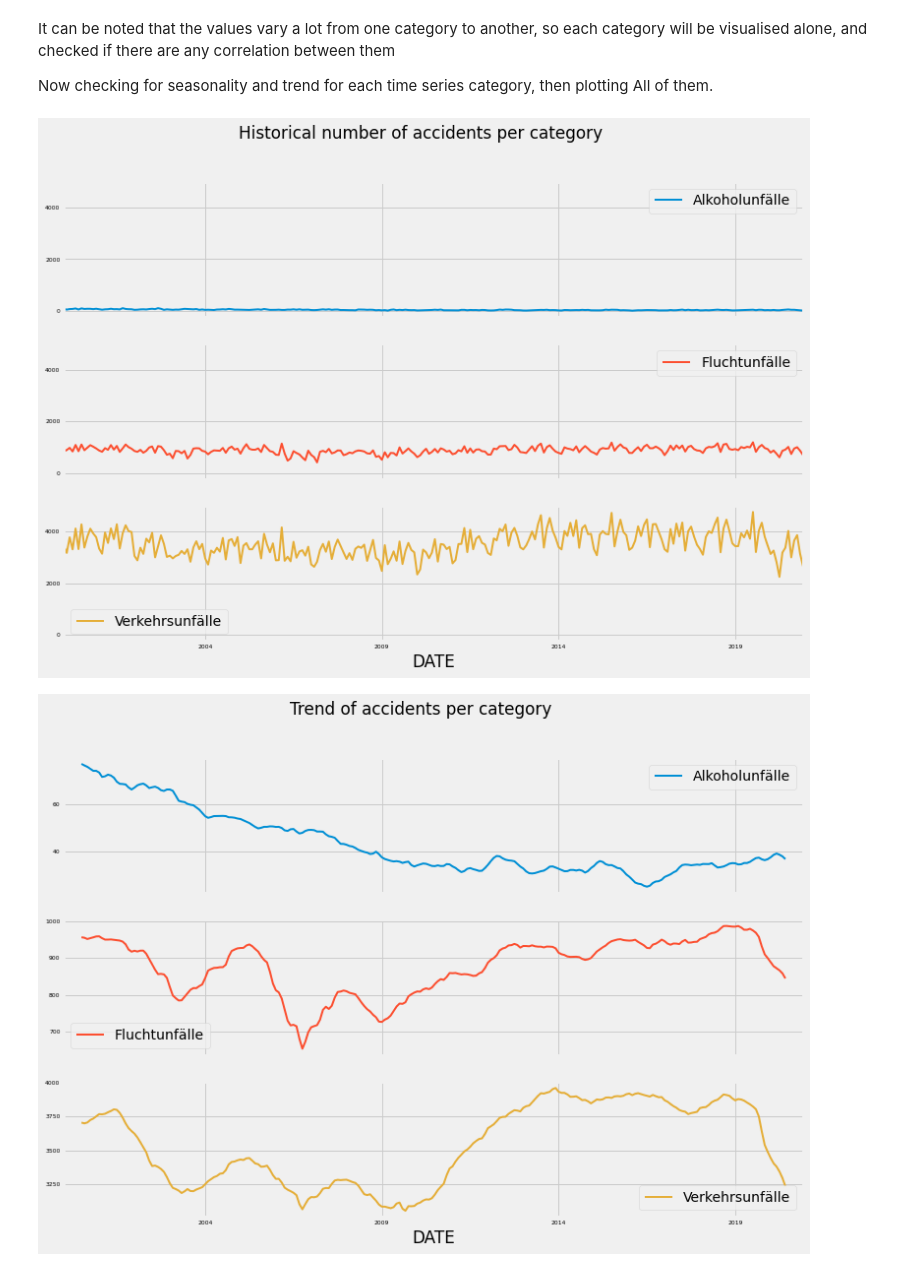
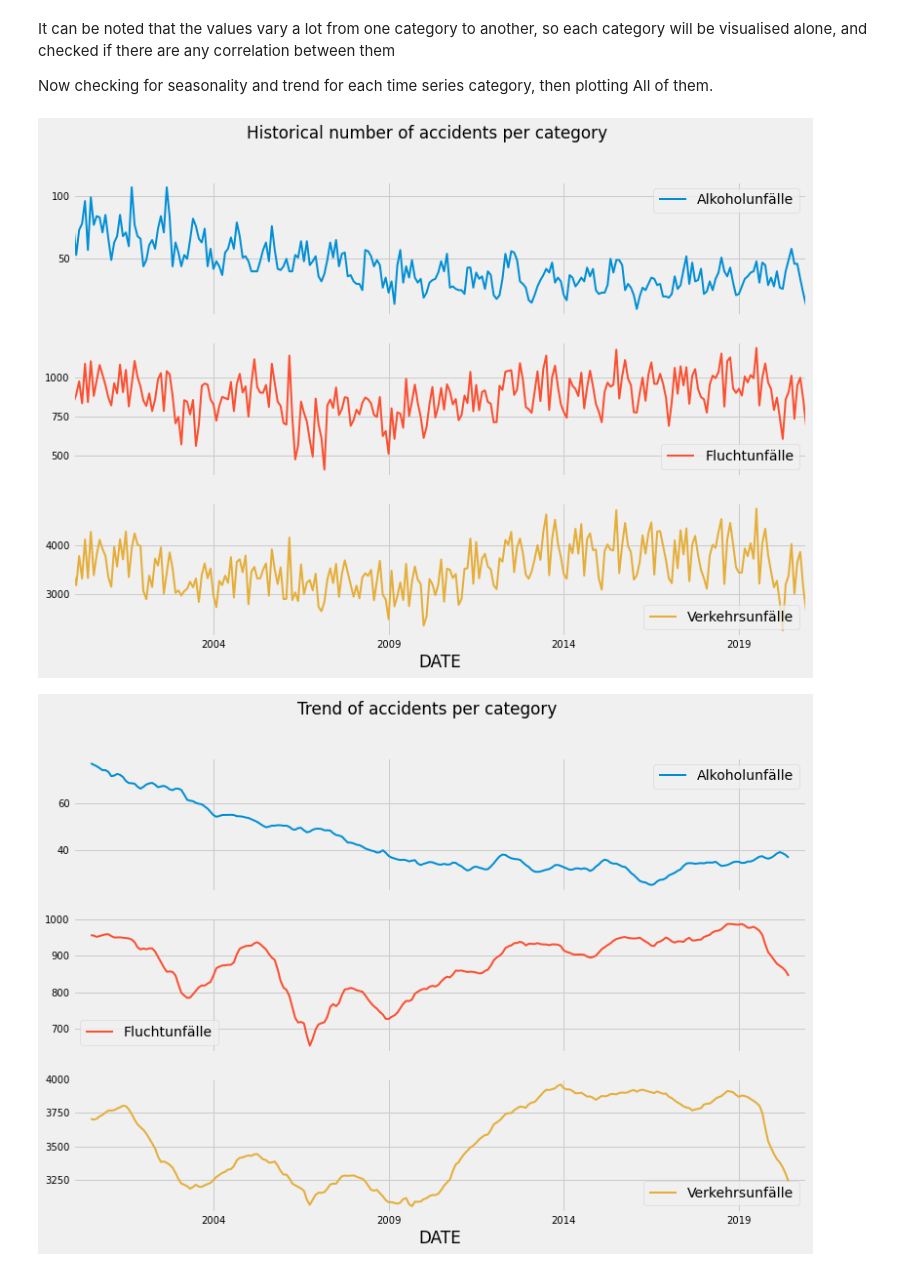
Before and after one commit to abouslima/DPS-Challenge, a Jupyter notebook: Preprocessing and Visualization .ipynb, the cells around one changed output. Drawn from its saved outputs; the diff is of its cells as text; code cells hidden in the pictures.

Commit message:
Visualizing Data

```diff
--- a/Preprocessing and Visualization .ipynb
+++ b/Preprocessing and Visualization .ipynb
@@ -238,15 +238,14 @@ seasonality_df = pd.DataFrame.from_dict(seasonality_dict)
 # %%
 plt.style.use('fivethirtyeight')
 # %%
-ax = df.plot(subplots=True, figsize=(12,8), fontsize=6, linewidth=2,
-             sharey=True,
+ax = df.plot(subplots=True, figsize=(12,8), fontsize=10, linewidth=2,
             title='Historical number of accidents per category',)
 
-ax1 = trend_df.plot(subplots=True, figsize=(12,8), fontsize=6, linewidth=2,
+ax1 = trend_df.plot(subplots=True, figsize=(12,8), fontsize=10, linewidth=2,
                     title='Trend of accidents per category')
 
-ax2 = seasonality_df.plot(subplots=True, figsize=(12,8), fontsize=6, linewidth=2,
+ax2 = seasonality_df.plot(subplots=True, figsize=(12,8), fontsize=10, linewidth=2,
                           title='Seasonality of accidents per category')
 # %% [output]
-[figure, old version]
+[figure, new version]
-[figure, old version]
+[figure, new version]
```
Also changed, not shown: parts of 1 cell of this notebook.
